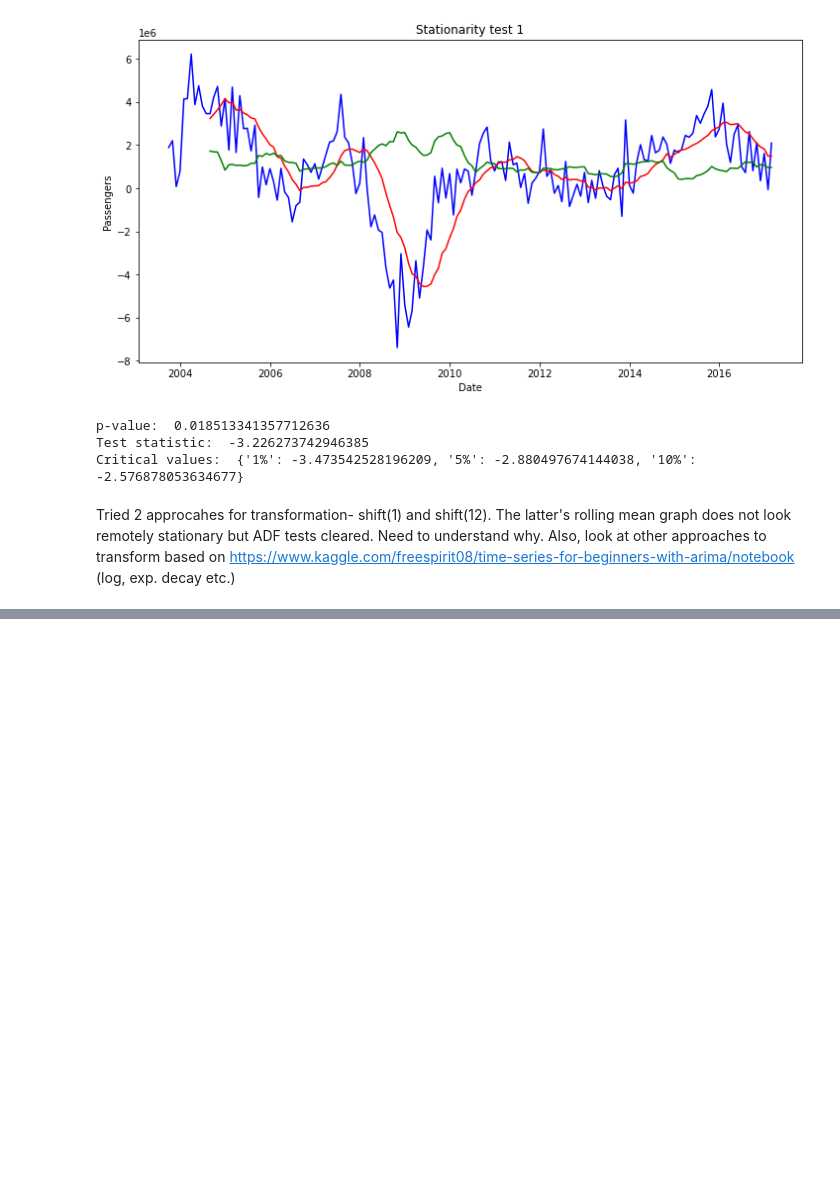
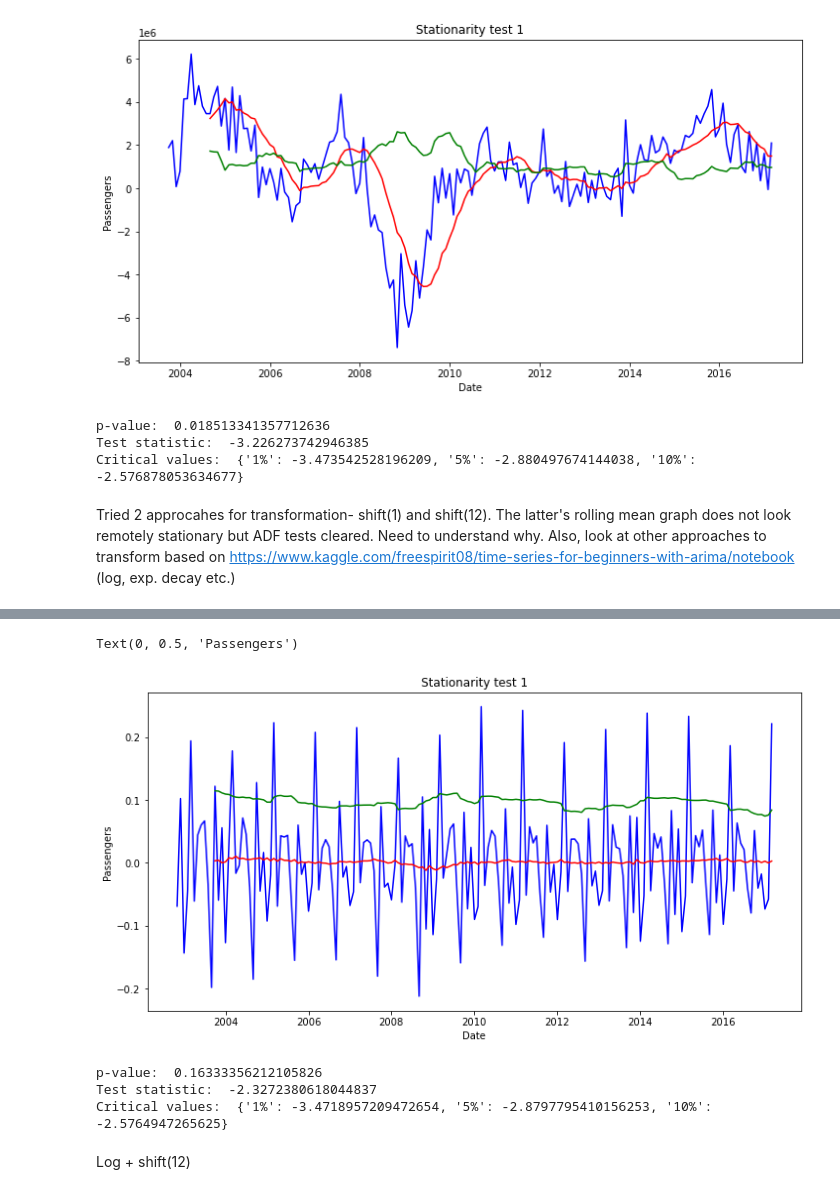
Before and after one commit to karthiksajeev94/Test, a Jupyter notebook: Time Series Forecasting.ipynb, the cells around one changed output, grey strips where cells are left out. Drawn from its saved outputs; the diff is of its cells as text; code cells hidden in the pictures; blank space fills up the shorter version.

```diff
--- a/Time Series Forecasting.ipynb
+++ b/Time Series Forecasting.ipynb
@@ -297,0 +376,11 @@ https://www.kaggle.com/freespirit08/time-series-for-beginners-with-arima/noteboo
+# %%
+plt.figure(figsize=(12,6))
+plt.plot(df_dom_log_shift,color='blue',label='Original')
+plt.plot(df_dom_log_shift_rol_mean,color='red',label='Rolling mean')
+plt.plot(df_dom_log_shift_rol_std,color='green',label='Rolling std')
+plt.title('Stationarity test 1')
+plt.xlabel('Date')
+plt.ylabel('Passengers')
+# %% [output]
+Text(0, 0.5, 'Passengers')
+[figure, added]
@@ -297,0 +389,10 @@ https://www.kaggle.com/freespirit08/time-series-for-beginners-with-arima/noteboo
+# %%
+print("p-value: ",adf_log_shift_result[1])
+print("Test statistic: ",adf_log_shift_result[0])
+print("Critical values: ",adf_log_shift_result[4])
+# %% [output]
+p-value:  0.16333356212105826
+Test statistic:  -2.3272380618044837
+Critical values:  {'1%': -3.4718957209472654, '5%': -2.8797795410156253, '10%': -2.5764947265625}
+# %% [markdown]
+Log + shift(12)
```
Also changed, not shown: parts of 20 cells of this notebook.
